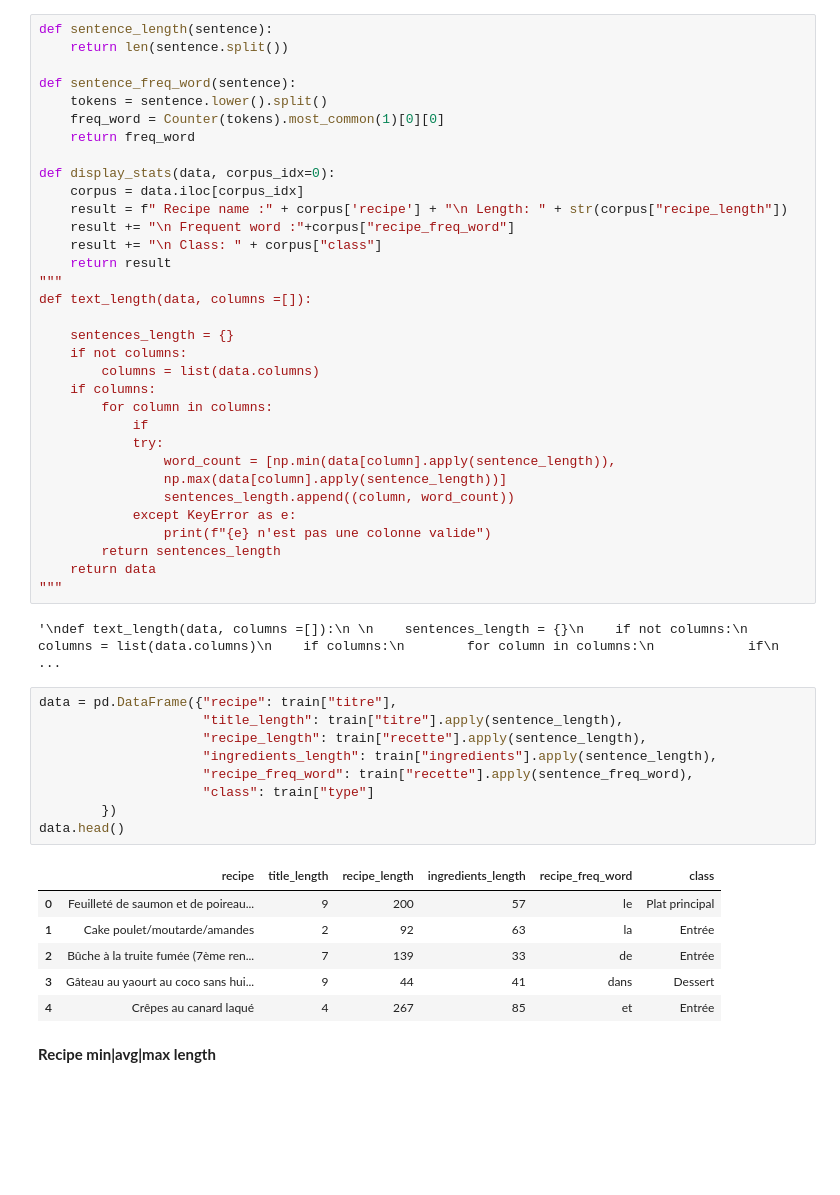
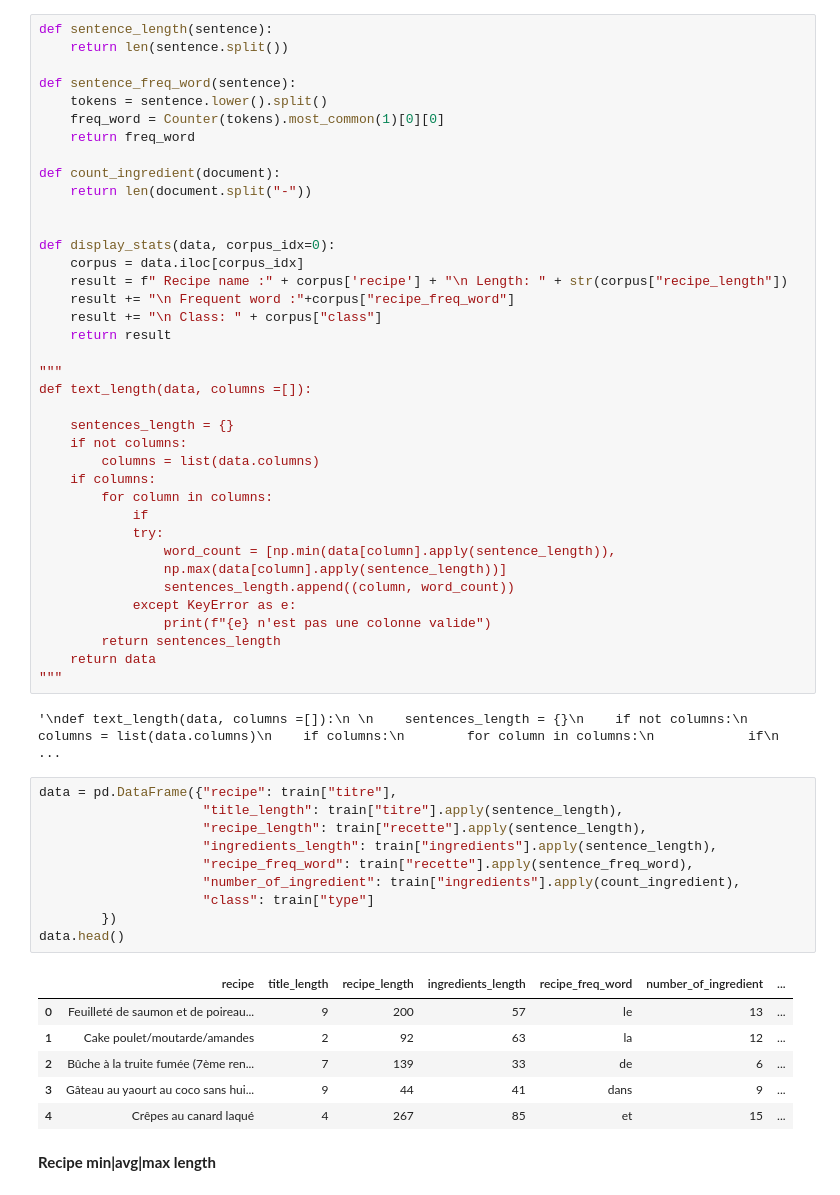
Before and after one commit to sedjroa/genie_classi_recettes, a Jupyter notebook: src/etl_step.ipynb, the cells around one changed output. Drawn from its saved outputs; the diff is of its cells as text; blank space fills up the shorter version.

```diff
--- a/src/etl_step.ipynb
+++ b/src/etl_step.ipynb
@@ -142,12 +158,17 @@ def sentence_freq_word(sentence):
     freq_word = Counter(tokens).most_common(1)[0][0]
     return freq_word
 
+def count_ingredient(document):
+    return len(document.split("-"))
+
+
 def display_stats(data, corpus_idx=0):
     corpus = data.iloc[corpus_idx]
     result = f" Recipe name :" + corpus['recipe'] + "\n Length: " + str(corpus["recipe_length"])
     result += "\n Frequent word :"+corpus["recipe_freq_word"]
     result += "\n Class: " + corpus["class"]
     return result
+
 """
 def text_length(data, columns =[]):
 
@@ -171,19 +192,20 @@ def text_length(data, columns =[]):
 # %%
 data = pd.DataFrame({"recipe": train["titre"],
                      "title_length": train["titre"].apply(sentence_length),
                      "recipe_length": train["recette"].apply(sentence_length),
                      "ingredients_length": train["ingredients"].apply(sentence_length),
                      "recipe_freq_word": train["recette"].apply(sentence_freq_word),
+                     "number_of_ingredient": train["ingredients"].apply(count_ingredient),
                      "class": train["type"]
         })
 data.head()
 # %% [output]
-|  | recipe | title_length | recipe_length | ingredients_length | recipe_freq_word | class |
-| 0 | Feuilleté de saumon et de poireau... | 9 | 200 | 57 | le | Plat principal |
-| 1 | Cake poulet/moutarde/amandes | 2 | 92 | 63 | la | Entrée |
-| 2 | Bûche à la truite fumée (7ème ren... | 7 | 139 | 33 | de | Entrée |
-| 3 | Gâteau au yaourt au coco sans hui... | 9 | 44 | 41 | dans | Dessert |
-| 4 | Crêpes au canard laqué | 4 | 267 | 85 | et | Entrée |
+|  | recipe | title_length | recipe_length | ingredients_length | recipe_freq_word | number_of_ingredient | ... |
+| 0 | Feuilleté de saumon et de poireau... | 9 | 200 | 57 | le | 13 | ... |
+| 1 | Cake poulet/moutarde/amandes | 2 | 92 | 63 | la | 12 | ... |
+| 2 | Bûche à la truite fumée (7ème ren... | 7 | 139 | 33 | de | 6 | ... |
+| 3 | Gâteau au yaourt au coco sans hui... | 9 | 44 | 41 | dans | 9 | ... |
+| 4 | Crêpes au canard laqué | 4 | 267 | 85 | et | 15 | ... |
 # %% [markdown]
 **Recipe min|avg|max length**
 # %%
```
Also changed, not shown: parts of 9 cells of this notebook, 5 other files.
